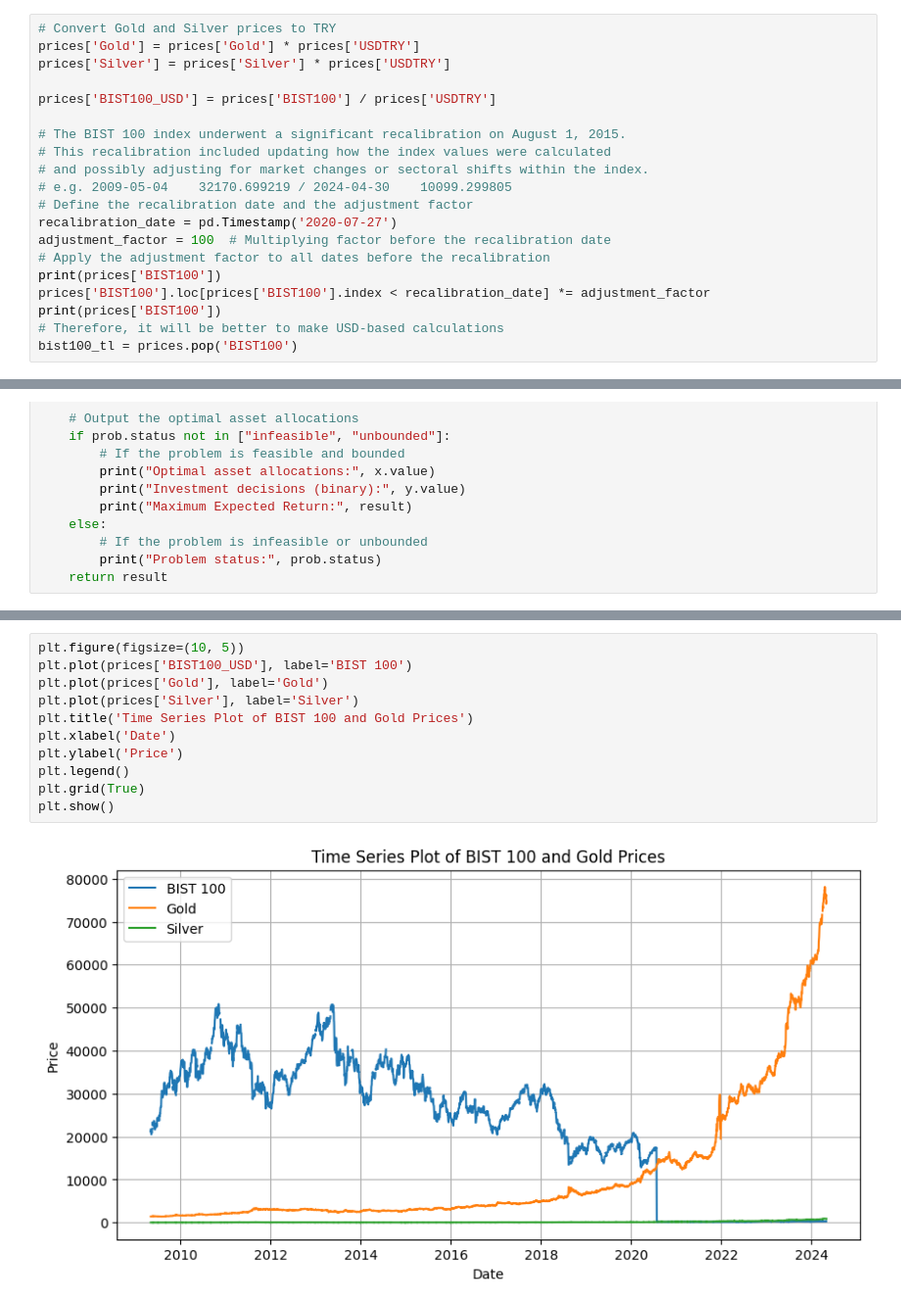
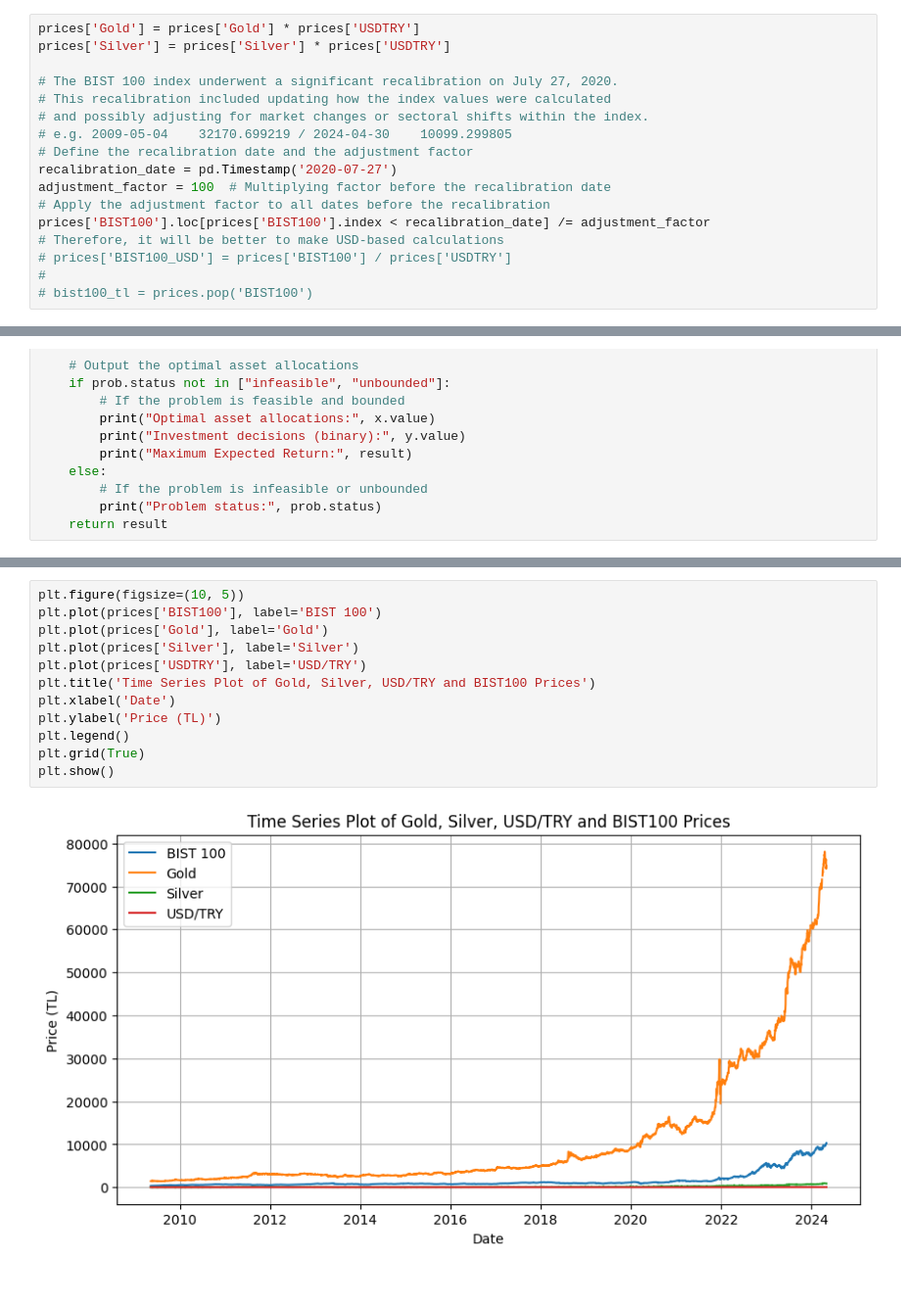
Before and after one commit to abdullahrs/Portfolio-Optimization-Using-Linear-Programming, a Jupyter notebook: src/presentation.ipynb, the cells around one changed output, grey strips where cells are left out. Shown at 98% size. Cells and saved outputs as stored; diff of their text form.

```diff
--- a/src/presentation.ipynb
+++ b/src/presentation.ipynb
@@ -99,13 +103,10 @@ annualized_interest_return = calculate_annualized_log_returns(interest_df, 'Date
 [*********************100%%**********************]  1 of 1 completed
 [*********************100%%**********************]  1 of 1 completed
 # %%
-# Convert Gold and Silver prices to TRY
 prices['Gold'] = prices['Gold'] * prices['USDTRY']
 prices['Silver'] = prices['Silver'] * prices['USDTRY']
 
-prices['BIST100_USD'] = prices['BIST100'] / prices['USDTRY']
-
-# The BIST 100 index underwent a significant recalibration on August 1, 2015.
+# The BIST 100 index underwent a significant recalibration on July 27, 2020.
 # This recalibration included updating how the index values were calculated
 # and possibly adjusting for market changes or sectoral shifts within the index.
 # e.g. 2009-05-04    32170.699219 / 2024-04-30    10099.299805
@@ -113,8 +114,8 @@ prices['BIST100_USD'] = prices['BIST100'] / prices['USDTRY']
 recalibration_date = pd.Timestamp('2020-07-27')
 adjustment_factor = 100  # Multiplying factor before the recalibration date
 # Apply the adjustment factor to all dates before the recalibration
-print(prices['BIST100'])
-prices['BIST100'].loc[prices['BIST100'].index < recalibration_date] *= adjustment_factor
-print(prices['BIST100'])
+prices['BIST100'].loc[prices['BIST100'].index < recalibration_date] /= adjustment_factor
 # Therefore, it will be better to make USD-based calculations
-bist100_tl = prices.pop('BIST100')
+# prices['BIST100_USD'] = prices['BIST100'] / prices['USDTRY']
+#
+# bist100_tl = prices.pop('BIST100')
@@ -208,13 +233,14 @@ dict_keys(['Gold', 'Silver', 'USDTRY', 'BIST100_USD'])
 # %%
 plt.figure(figsize=(10, 5))
-plt.plot(prices['BIST100_USD'], label='BIST 100')
+plt.plot(prices['BIST100'], label='BIST 100')
 plt.plot(prices['Gold'], label='Gold')
 plt.plot(prices['Silver'], label='Silver')
-plt.title('Time Series Plot of BIST 100 and Gold Prices')
+plt.plot(prices['USDTRY'], label='USD/TRY')
+plt.title('Time Series Plot of Gold, Silver, USD/TRY and BIST100 Prices')
 plt.xlabel('Date')
-plt.ylabel('Price')
+plt.ylabel('Price (TL)')
 plt.legend()
 plt.grid(True)
 plt.show()
 # %% [output]
-[figure, old version]
+[figure, new version]
```
Also changed, not shown: parts of 12 cells of this notebook, 2 other files.
